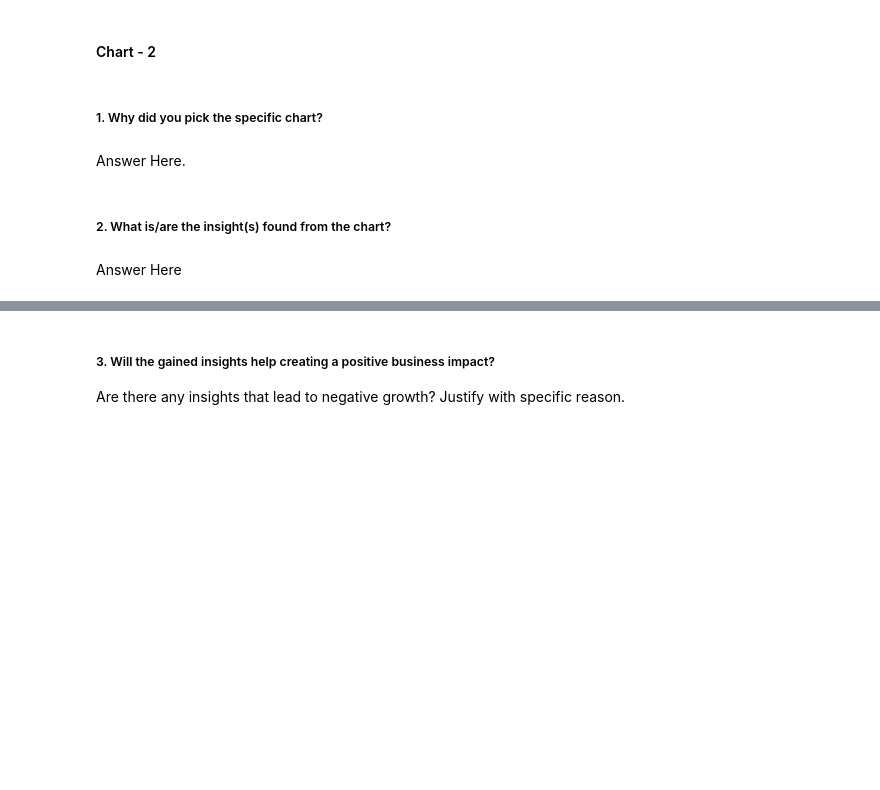
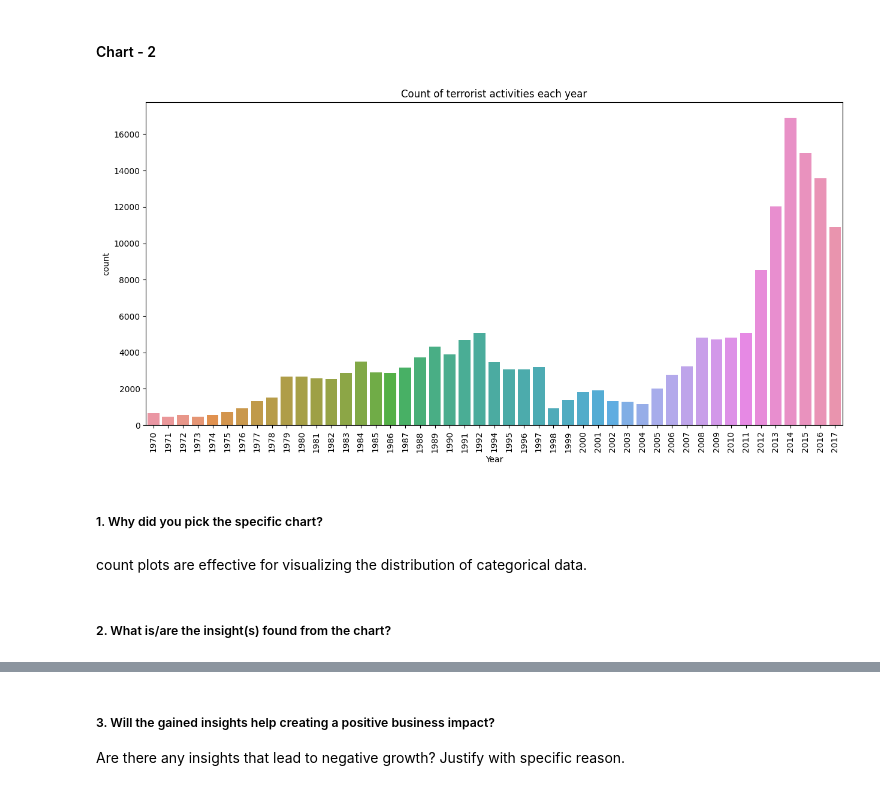
Before and after one commit to Pymadi369/Pymadi369, a Jupyter notebook: Copy_of_EDA_Submission_.ipynb, the cells around one changed output, grey strips where cells are left out. Saved outputs shown, nothing was run; the diff lists cells and outputs as text; code cells hidden in the pictures; blank space fills up the shorter version.

```diff
--- a/Copy_of_EDA_Submission_.ipynb
+++ b/Copy_of_EDA_Submission_.ipynb
@@ -329,8 +423,15 @@ Answer Here
+# %%
+#chart-2 visualisation code
+plt.figure(figsize=(15,7))
+sns.countplot(data=new_data, x='Year')
+plt.title('Count of terrorist activities each year')
+plt.xticks(rotation=90)
+plt.show()
+# %% [output]
+[figure, added]
 # %% [markdown]
 ##### 1. Why did you pick the specific chart?
-# %% [markdown]
-Answer Here.
+# %% [markdown]
+count plots are effective for visualizing the distribution of categorical data.
 # %% [markdown]
 ##### 2. What is/are the insight(s) found from the chart?
-# %% [markdown]
-Answer Here
```
Also changed, not shown: parts of 129 cells of this notebook.
